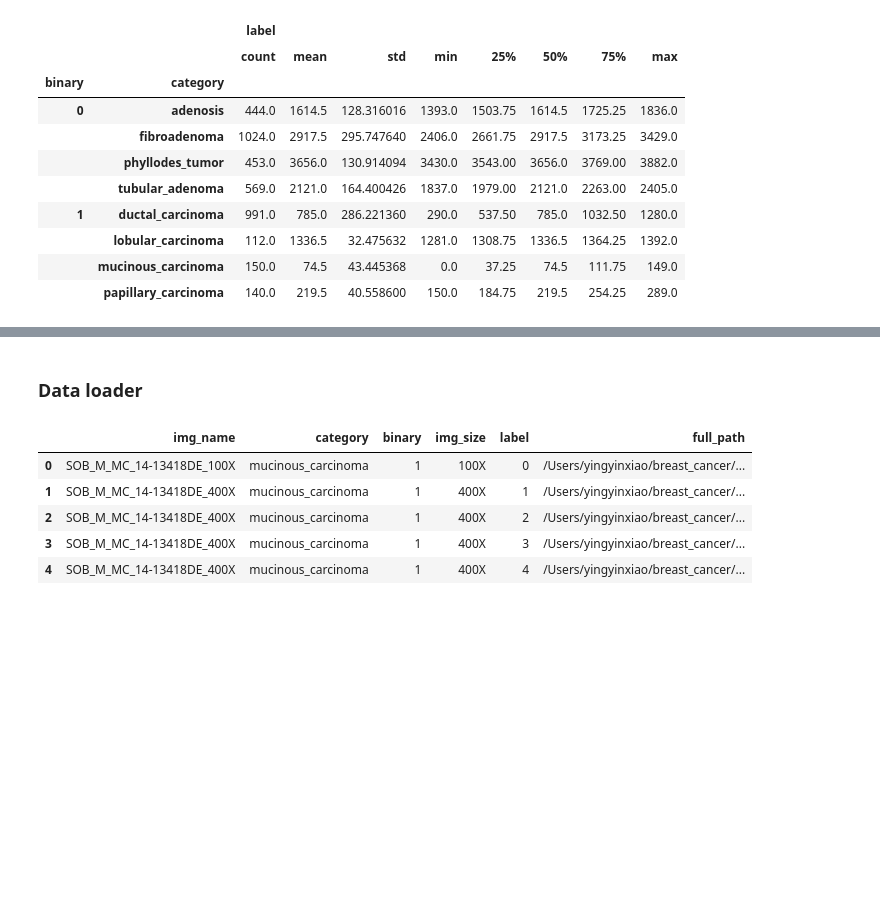
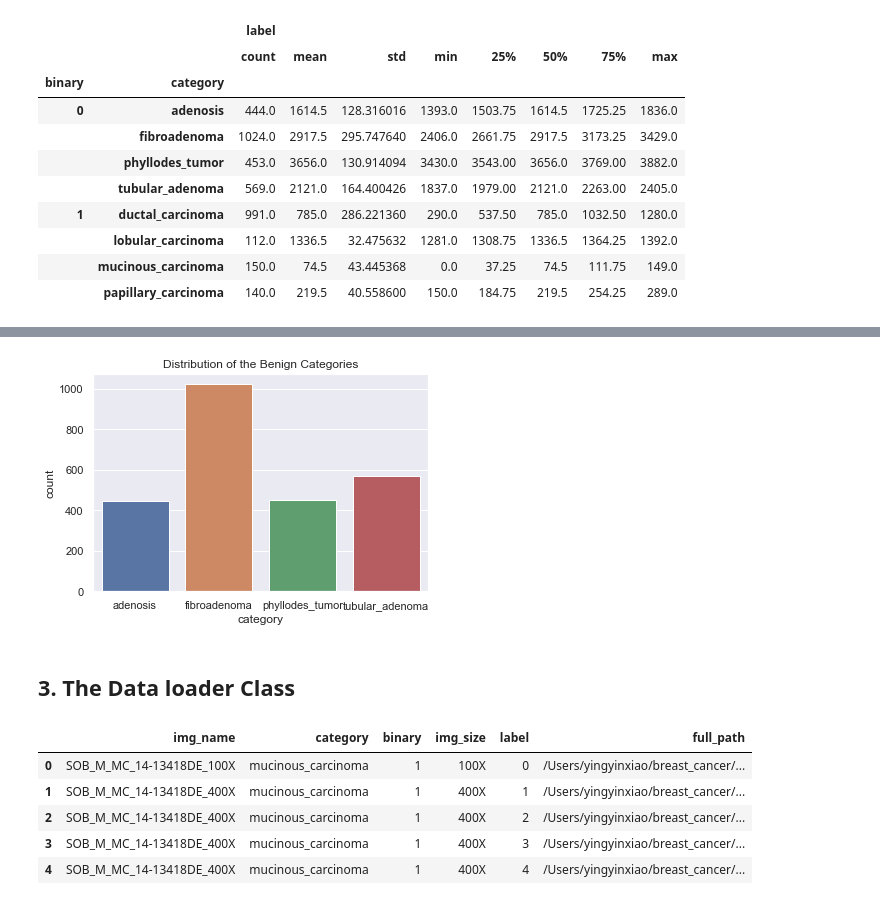
Before and after one commit to nishraptor/Breast-Cancer-Classification, a Jupyter notebook: ExploratoryNotebook.ipynb, the cells around one changed output, grey strips where cells are left out. Cells and saved outputs as stored; diff of their text form; code cells hidden in the pictures; blank space fills up the shorter version.

```diff
--- a/ExploratoryNotebook.ipynb
+++ b/ExploratoryNotebook.ipynb
@@ -228,5 +216,14 @@ plt.xticks(ind + width / 2, category0, rotation = 45)
+# %%
+fig, ax = plt.subplots()
+sns.set(style="darkgrid")
+ax = sns.barplot(data = maldf[maldf.binary == 0], x = 'category', y = 'count').set_title(\
+                                                     'Distribution of the Benign Categories')
+fig = ax.get_figure()
+fig.savefig("figures/barchart_benign_categories.png")
+# %% [output]
+[figure, added]
 # %% [markdown]
-### Data loader
+## 3. The Data loader Class
 # %%
 csv.head()
 # %% [output]
```
Also changed, not shown: parts of 34 cells of this notebook, 11 other files.
